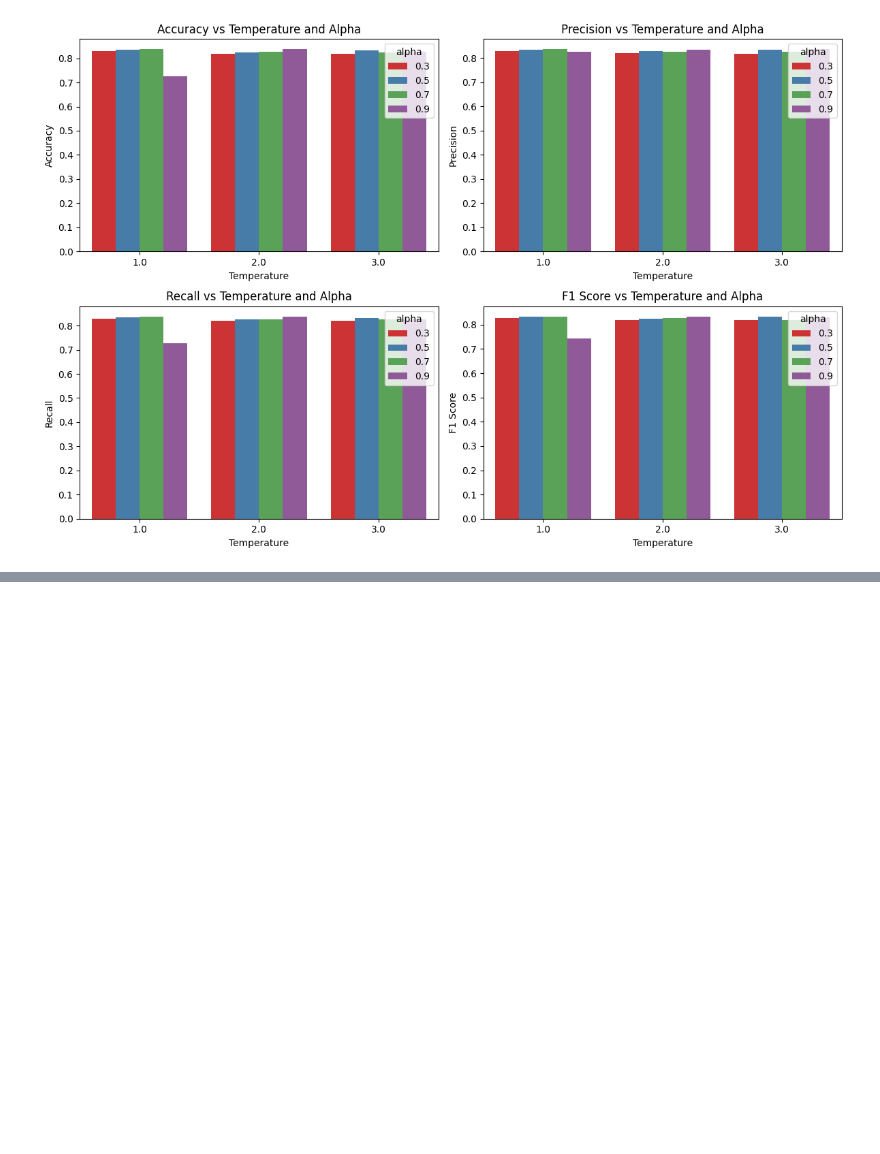
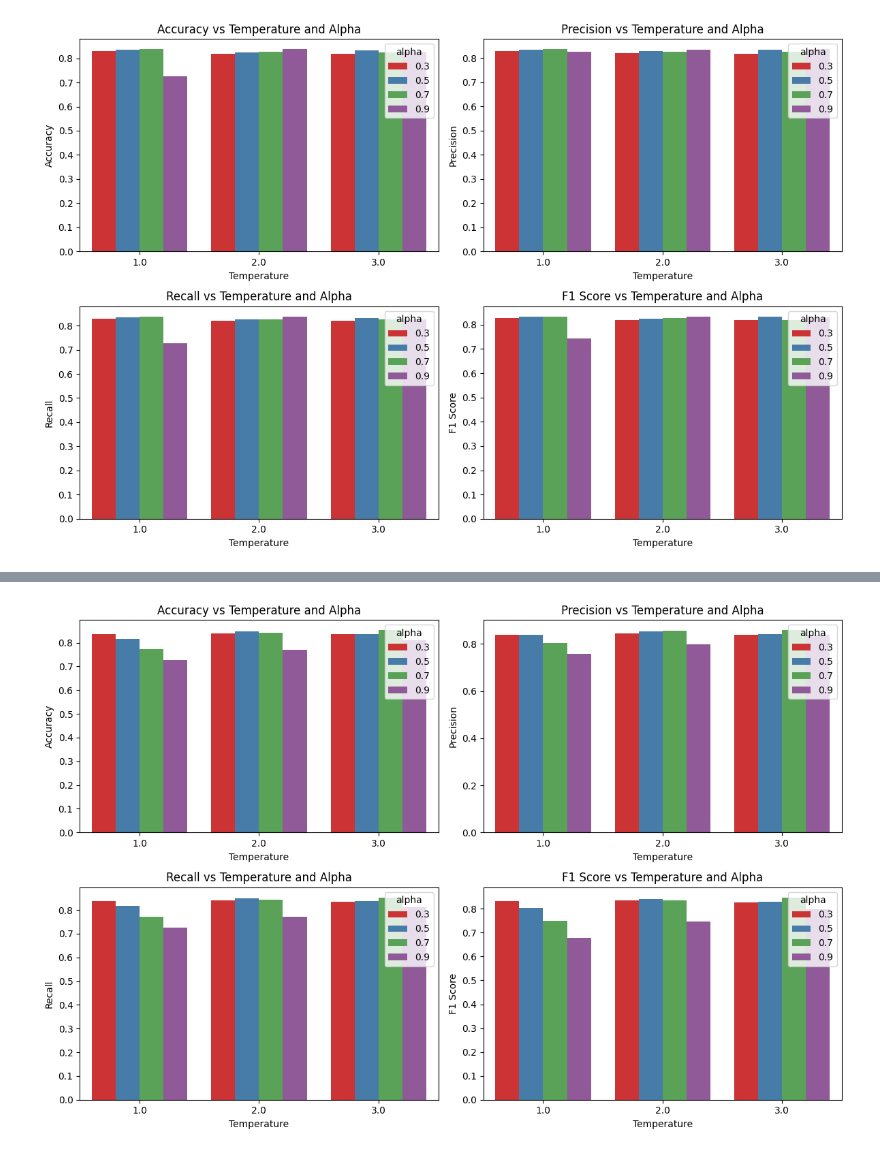
Before and after one commit to emrekuruu/Fine-Tune, a Jupyter notebook: knowledge_distil_roberta_vs_distilbert.ipynb, the cells around one changed output, grey strips where cells are left out. Drawn from its saved outputs; the diff is of its cells as text; code cells hidden in the pictures; blank space fills up the shorter version.

```diff
--- a/knowledge_distil_roberta_vs_distilbert.ipynb
+++ b/knowledge_distil_roberta_vs_distilbert.ipynb
@@ -850,0 +900,54 @@ You should probably TRAIN this model on a down-stream task to be able to use it
+# %%
+data_from_new_training = [
+    {'temperature': 1.0, 'alpha': 0.3, 'accuracy': 0.8376288659793815, 'precision': 0.8398862824463537, 'recall': 0.8376288659793815, 'f1': 0.8310263073315738},
+    {'temperature': 1.0, 'alpha': 0.5, 'accuracy': 0.8170103092783, 'precision':0.83730573, 'recall':0.8170103, 'f1':0.805097 },
+    {'temperature': 1.0, 'alpha': 0.7, 'accuracy': 0.7731958762, 'precision': 0.8038614, 'recall': 0.7731958, 'f1': 0.7499013},
+    {'temperature': 1.0, 'alpha': 0.9, 'accuracy': 0.726804123, 'precision': 0.75640791, 'recall': 0.7268041, 'f1': 0.679571193},
+    {'temperature': 2.0, 'alpha': 0.3, 'accuracy': 0.84020618, 'precision': 0.84462465, 'recall': 0.84020618, 'f1': 0.833797},
+    {'temperature': 2.0, 'alpha': 0.5, 'accuracy': 0.84793814, 'precision': 0.8537685, 'recall': 0.8479381, 'f1': 0.84155},
+    {'temperature': 2.0, 'alpha': 0.7, 'accuracy': 0.8427835, 'precision': 0.856528, 'recall': 0.842783, 'f1': 0.834495},
+    {'temperature': 2.0, 'alpha': 0.9, 'accuracy': 0.7706185, 'precision': 0.797512, 'recall': 0.770618, 'f1': 0.7470662},
+    {'temperature': 3.0, 'alpha': 0.3, 'accuracy': 0.835051, 'precision': 0.8399, 'recall': 0.835051, 'f1': 0.82764},
+    {'temperature': 3.0, 'alpha': 0.5, 'accuracy': 0.8376288, 'precision': 0.84222, 'recall': 0.83762, 'f1': 0.830817},
+    {'temperature': 3.0, 'alpha': 0.7, 'accuracy': 0.853092, 'precision': 0.858414, 'recall': 0.8530927, 'f1': 0.847456},
+    {'temperature': 3.0, 'alpha': 0.9, 'accuracy': 0.8118556, 'precision': 0.838754, 'recall': 0.81185, 'f1': 0.79777},
+]
+
+df = pd.DataFrame(data_from_new_training)
+# %%
+# Set up the figure
+plt.figure(figsize=(12, 8))
+
+# Plot Accuracy
+plt.subplot(2, 2, 1)
+sns.barplot(x="temperature", y="accuracy", hue="alpha", data=df,palette="Set1")
+plt.title("Accuracy vs Temperature and Alpha")
+plt.xlabel("Temperature")
+plt.ylabel("Accuracy")
+
+# Plot Precision
+plt.subplot(2, 2, 2)
+sns.barplot(x="temperature", y="precision", hue="alpha", data=df,palette="Set1")
+plt.title("Precision vs Temperature and Alpha")
+plt.xlabel("Temperature")
+plt.ylabel("Precision")
+
+# Plot Recall
+plt.subplot(2, 2, 3)
+sns.barplot(x="temperature", y="recall", hue="alpha", data=df,palette="Set1")
+plt.title("Recall vs Temperature and Alpha")
+plt.xlabel("Temperature")
+plt.ylabel("Recall")
+
+# Plot F1 Score
+plt.subplot(2, 2, 4)
+sns.barplot(x="temperature", y="f1", hue="alpha", data=df,palette="Set1")
+plt.title("F1 Score vs Temperature and Alpha")
+plt.xlabel("Temperature")
+plt.ylabel("F1 Score")
+
+# Show the plots
+plt.tight_layout()
+plt.show()
+# %% [output]
+[figure, added]
```
Also changed, not shown: parts of 11 cells of this notebook.
